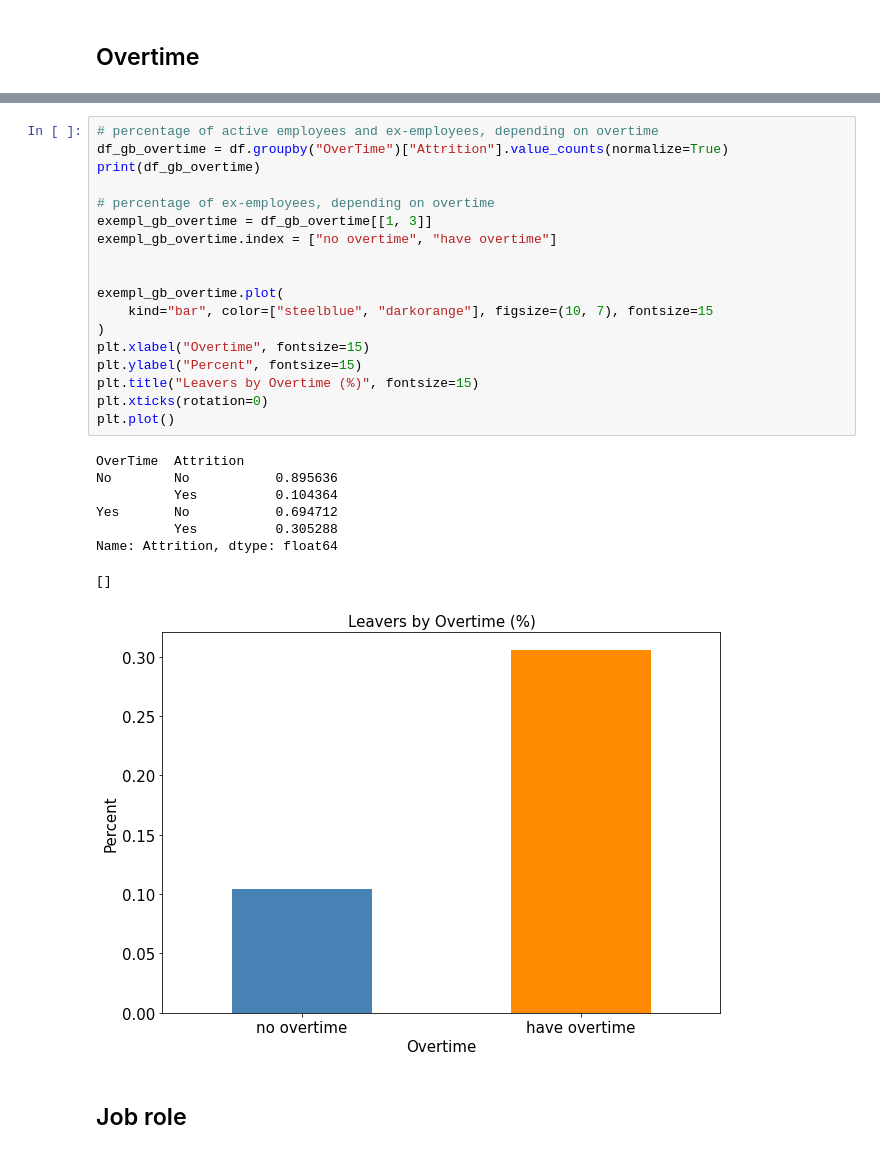
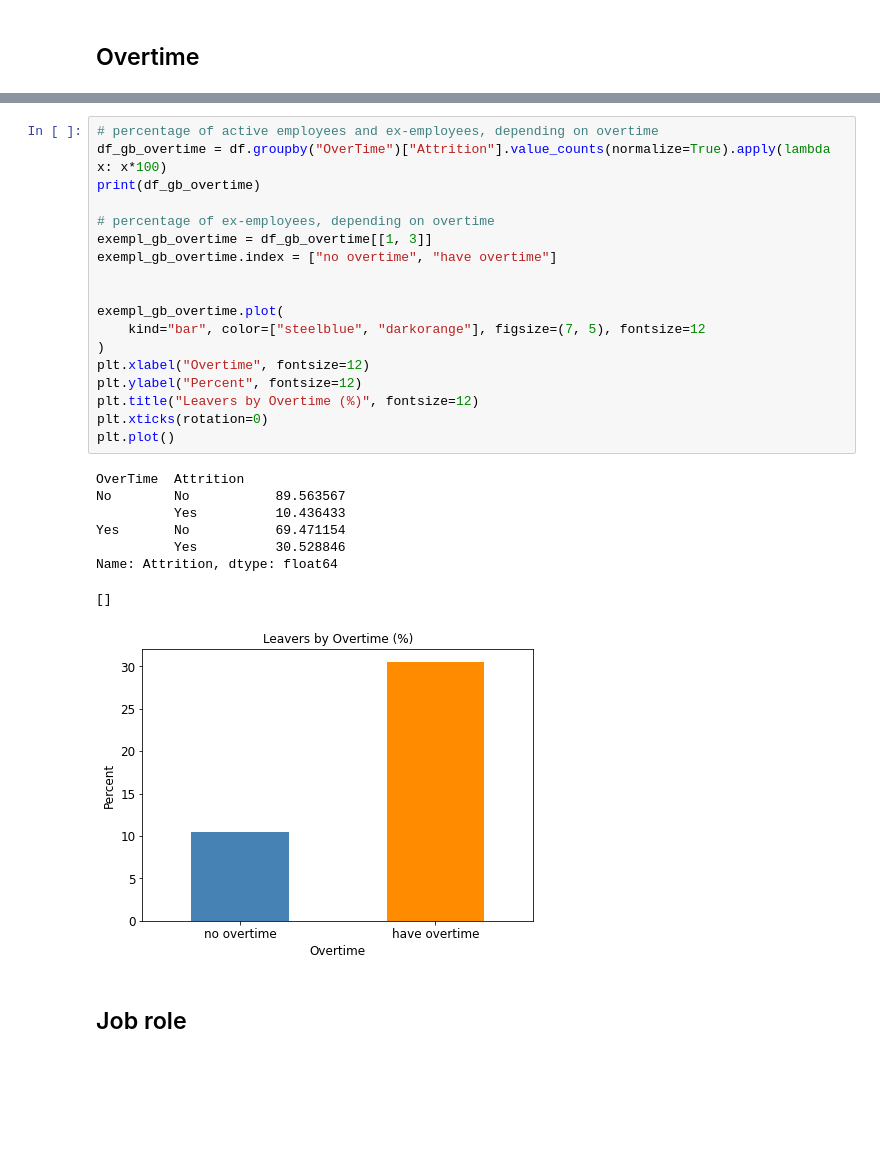
Before and after one commit to slavaminchuk/Employee-Churn, a Jupyter notebook: Отток сотрудников.ipynb, the cells around one changed output, grey strips where cells are left out. Cells and saved outputs as stored; diff of their text form; blank space fills up the shorter version.

```diff
--- a/Отток сотрудников.ipynb
+++ b/Отток сотрудников.ipynb
@@ -245,30 +324,30 @@ plt.show()
 # %%
 # percentage of active employees and ex-employees, depending on overtime
-df_gb_overtime = df.groupby("OverTime")["Attrition"].value_counts(normalize=True)
+df_gb_overtime = df.groupby("OverTime")["Attrition"].value_counts(normalize=True).apply(lambda x: x*100)
 print(df_gb_overtime)
 
 # percentage of ex-employees, depending on overtime
 exempl_gb_overtime = df_gb_overtime[[1, 3]]
 exempl_gb_overtime.index = ["no overtime", "have overtime"]
 
 
 exempl_gb_overtime.plot(
-    kind="bar", color=["steelblue", "darkorange"], figsize=(10, 7), fontsize=15
+    kind="bar", color=["steelblue", "darkorange"], figsize=(7, 5), fontsize=12
 )
-plt.xlabel("Overtime", fontsize=15)
-plt.ylabel("Percent", fontsize=15)
-plt.title("Leavers by Overtime (%)", fontsize=15)
+plt.xlabel("Overtime", fontsize=12)
+plt.ylabel("Percent", fontsize=12)
+plt.title("Leavers by Overtime (%)", fontsize=12)
 plt.xticks(rotation=0)
 plt.plot()
 # %% [output]
 OverTime  Attrition
-No        No           0.895636
-          Yes          0.104364
-Yes       No           0.694712
-          Yes          0.305288
+No        No           89.563567
+          Yes          10.436433
+Yes       No           69.471154
+          Yes          30.528846
 Name: Attrition, dtype: float64
 []
-[figure, old version]
+[figure, new version]
 # %% [markdown]
 ## Job role
 # %%
```
Also changed, not shown: parts of 99 cells of this notebook.
